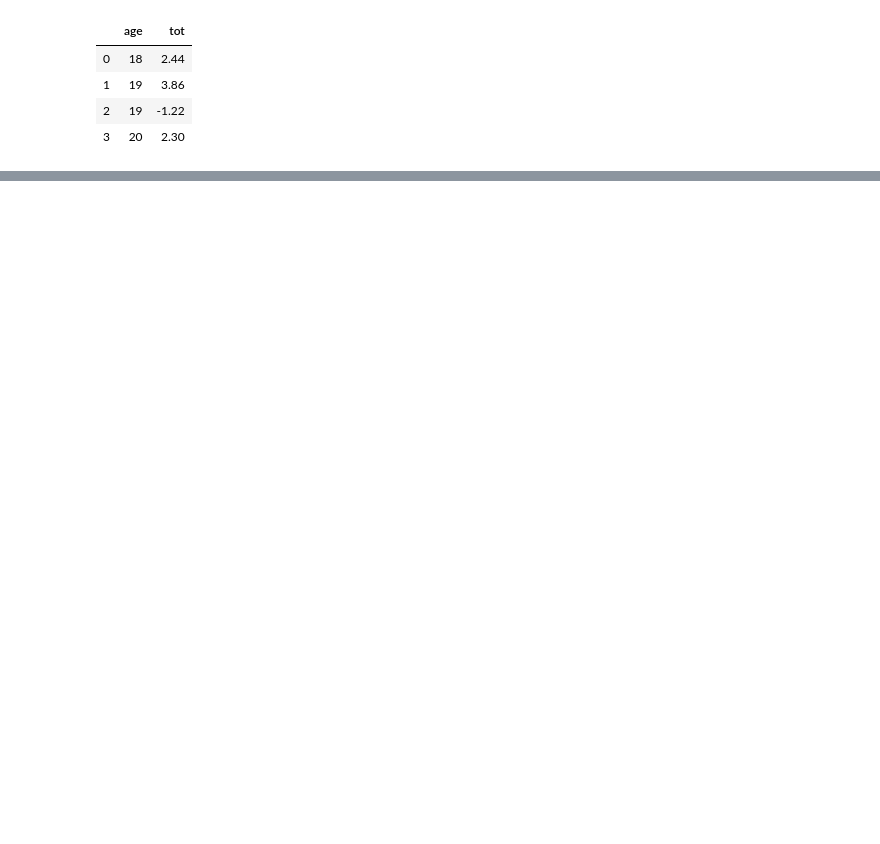
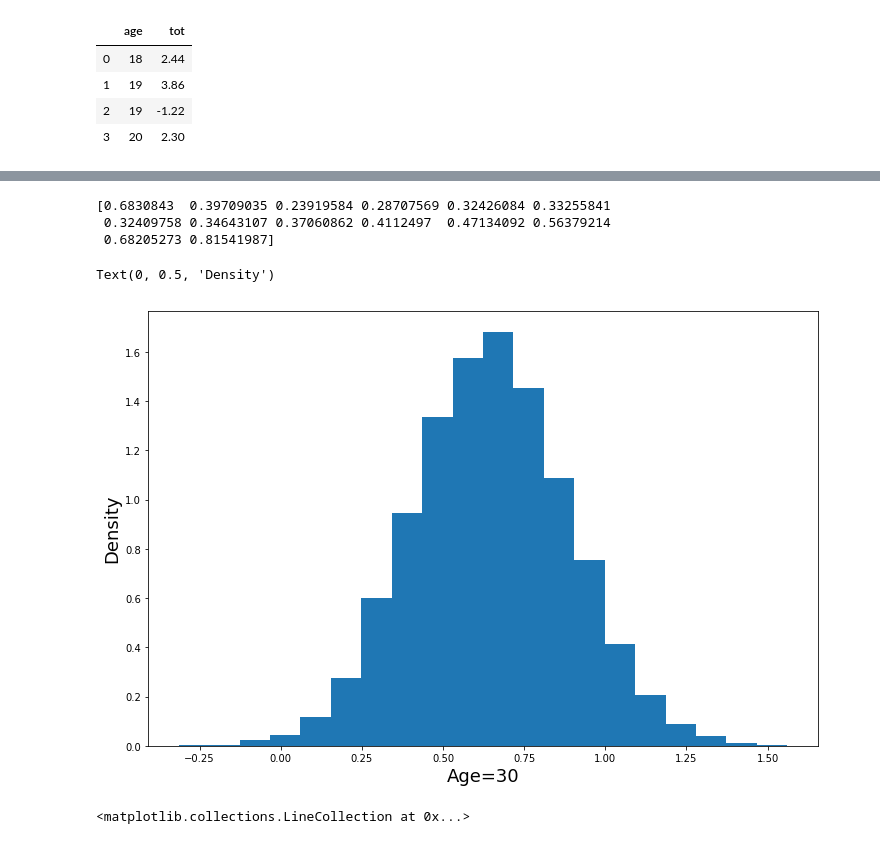
Before and after one commit to aaron-christopher-jones/regression-strategies, a Jupyter notebook: lowess_nonparametric_regression.ipynb, the cells around one changed output, grey strips where cells are left out. Cells and saved outputs as stored; diff of their text form; code cells hidden in the pictures; blank space fills up the shorter version.

```diff
--- a/lowess_nonparametric_regression.ipynb
+++ b/lowess_nonparametric_regression.ipynb
@@ -118,0 +83,42 @@ plt.show()
+# %%
+# interpolate or extrapolate value for all the ages in the "ages" vector and for each of the bootstrapped lines
+
+ages = np.array(list(range(20, 90, 5)))
+
+lboots_preds = np.zeros((len(ages), B))
+for i, pred in enumerate(lboots):
+    pred = np.unique(pred, axis=0)
+    interpolate = interp1d(pred[:, 0], pred[:, 1], fill_value="extrapolate", assume_sorted=True)
+    lboots_preds[:, i] = interpolate(ages)
+
+ses = np.std(lboots_preds, axis=1, ddof=1)
+print(ses)
+# %% [output]
+[0.6830843  0.39709035 0.23919584 0.28707569 0.32426084 0.33255841
+ 0.32409758 0.34643107 0.37060862 0.4112497  0.47134092 0.56379214
+ 0.68205273 0.81541987]
+# %%
+# plot the histogram of predicted values for age 30
+
+fig, ax = plt.subplots(figsize=(12,8))
+
+ax.hist(lboots_preds[2, :], bins=20, density=True)
+
+ax.set_xlabel('Age=30', size=18)
+ax.set_ylabel('Density', size=18)
+# %% [output]
+Text(0, 0.5, 'Density')
+[figure, added]
+# %%
+# create the +/- 2 * standard error lines
+
+interpolate = interp1d(preds[:, 0], preds[:, 1], fill_value="extrapolate", assume_sorted=True)
+
+bintervals = LineCollection([
+    [[age, interpolate(age) - 2 * se], [age, interpolate(age) + 2 * se]]
+    for age, se in zip(ages, ses)
+], color='black', linewidths=4, linestyles='dashed')
+
+bintervals
+# %% [output]
+<matplotlib.collections.LineCollection at 0x...>
```
Also changed, not shown: parts of 18 cells of this notebook.
